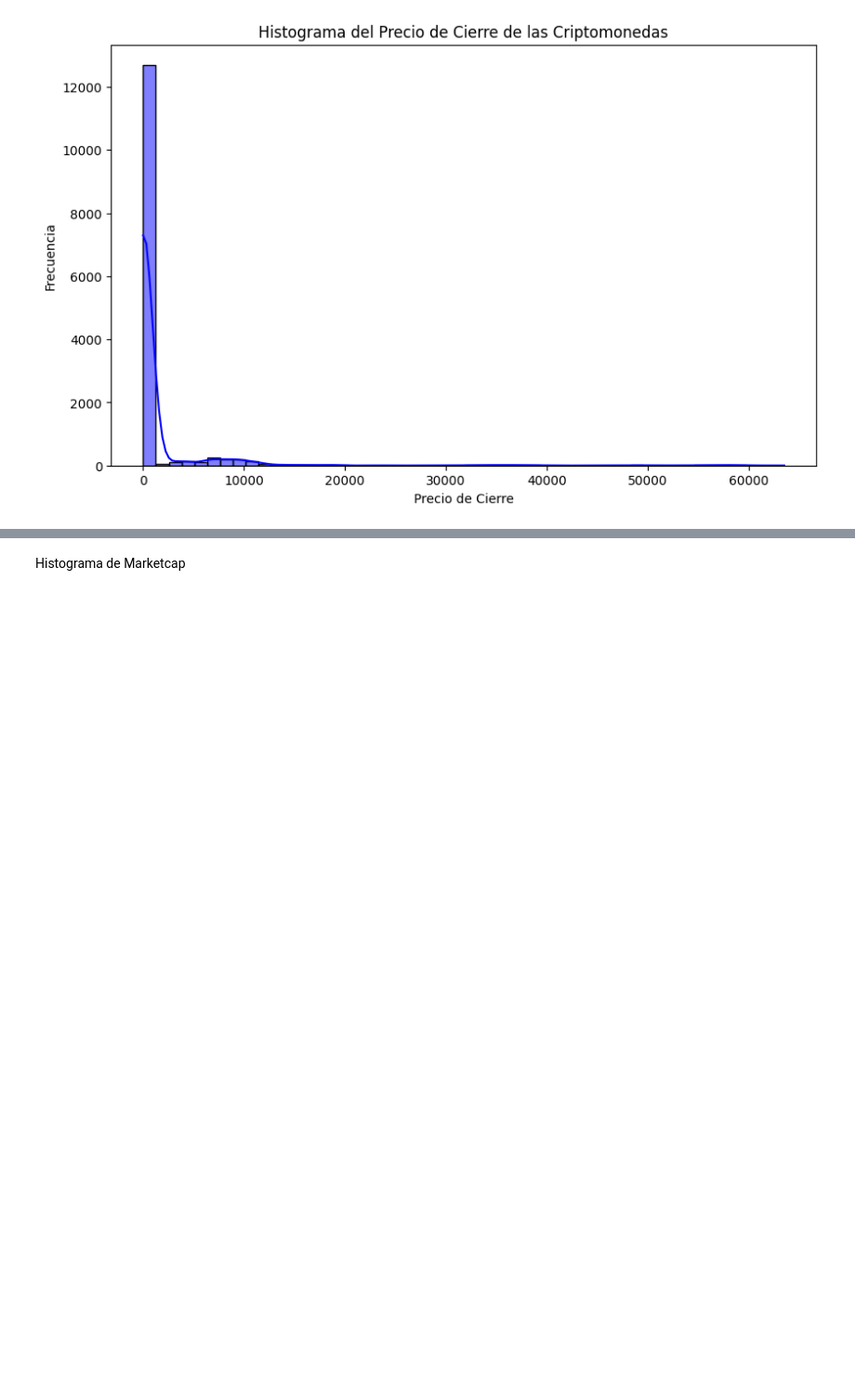
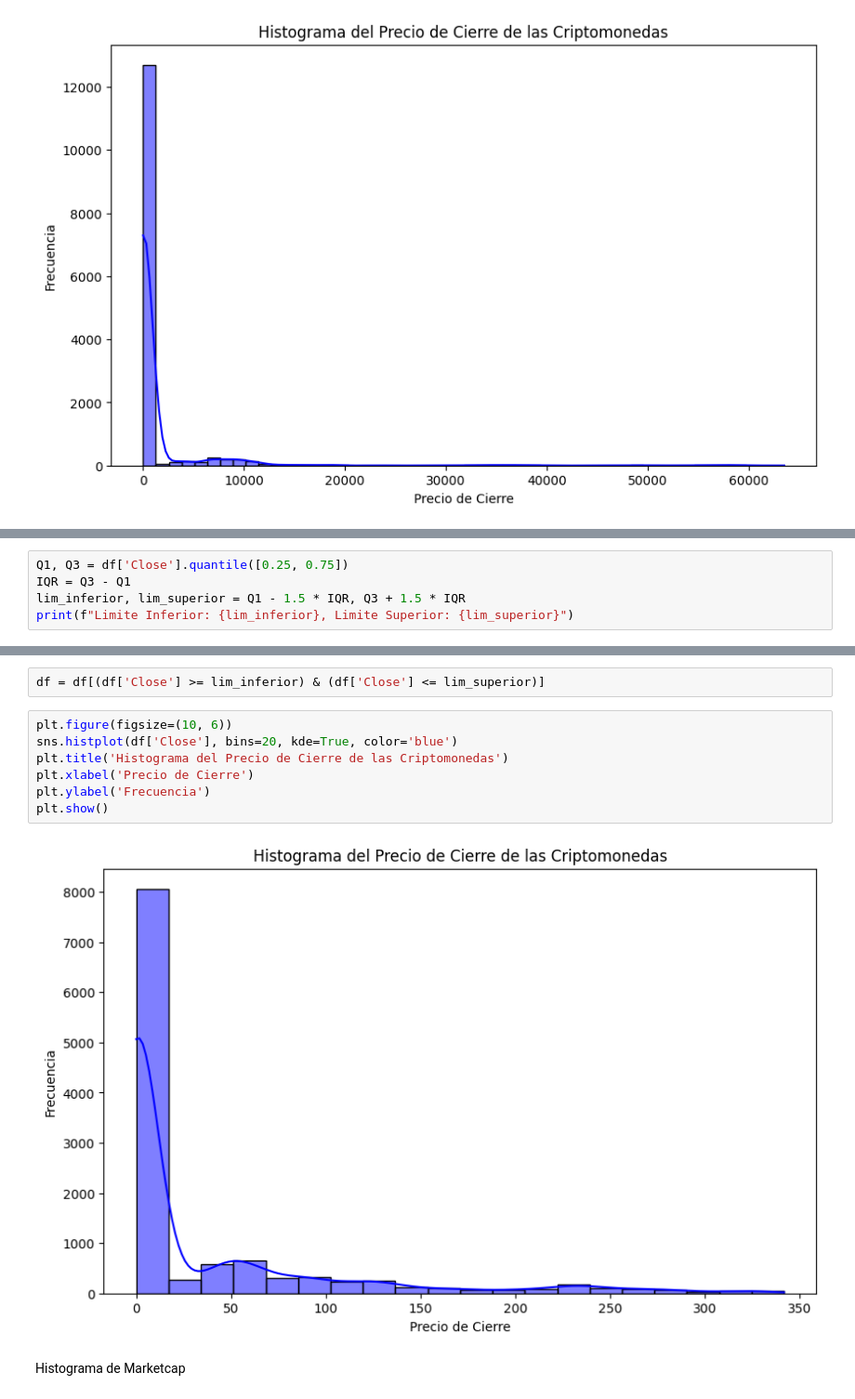
Before and after one commit to SpecTr03/Crypto-price-prediction, a Jupyter notebook: cryptoAnalysis.ipynb, the cells around one changed output, grey strips where cells are left out. Shown at 93% size. Drawn from its saved outputs; the diff is of its cells as text; blank space fills up the shorter version.

```diff
--- a/cryptoAnalysis.ipynb
+++ b/cryptoAnalysis.ipynb
@@ -108,0 +111,5 @@ plt.show()
+# %%
+Q1, Q3 = df['Close'].quantile([0.25, 0.75])
+IQR = Q3 - Q1
+lim_inferior, lim_superior = Q1 - 1.5 * IQR, Q3 + 1.5 * IQR
+print(f"Limite Inferior: {lim_inferior}, Limite Superior: {lim_superior}")
@@ -109,3 +142,14 @@ plt.show()
+# %%
+df = df[(df['Close'] >= lim_inferior) & (df['Close'] <= lim_superior)]
+# %%
+plt.figure(figsize=(10, 6))
+sns.histplot(df['Close'], bins=20, kde=True, color='blue')
+plt.title('Histograma del Precio de Cierre de las Criptomonedas')
+plt.xlabel('Precio de Cierre')
+plt.ylabel('Frecuencia')
+plt.show()
+# %% [output]
+[figure, added]
 # %% [markdown]
 Histograma de Marketcap
 # %%
```
Also changed, not shown: parts of 4 cells of this notebook.
